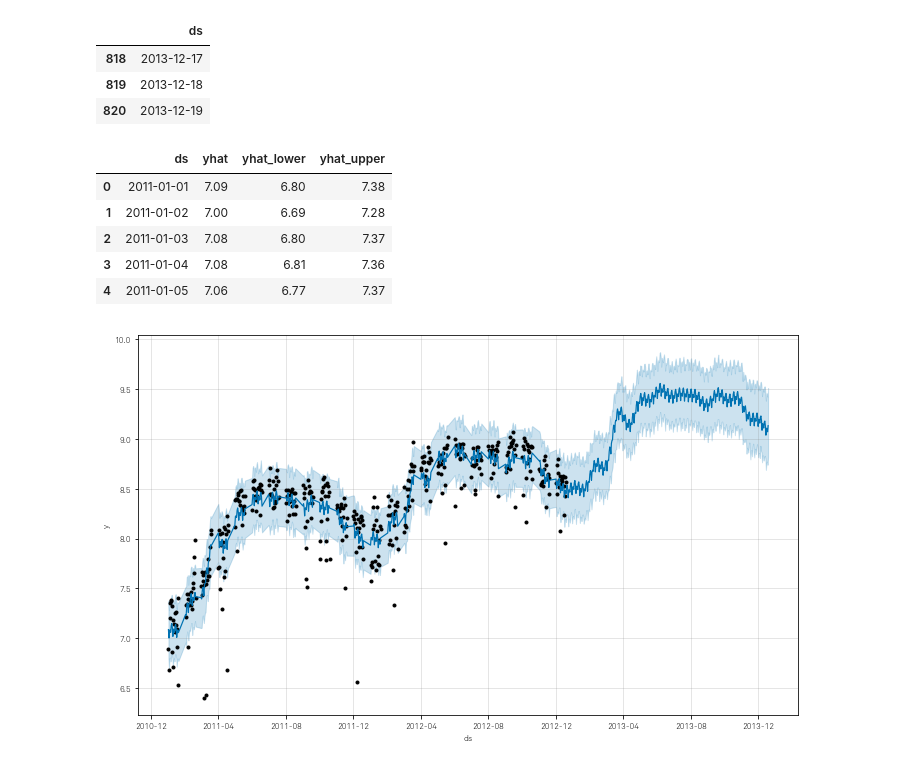
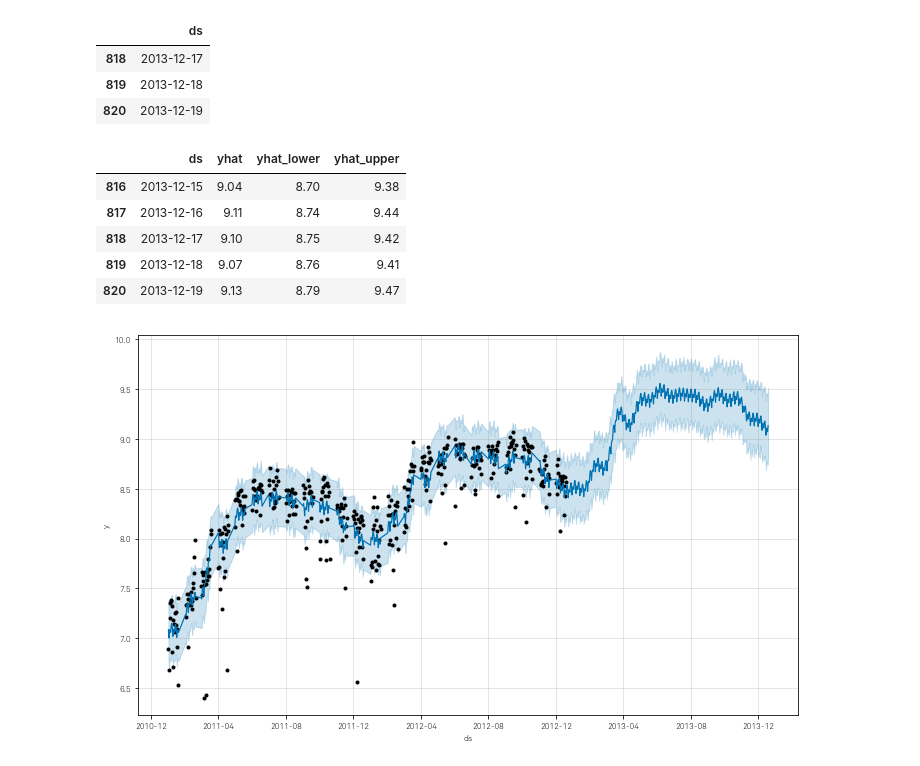
Before and after one commit to pydataberlin/meetup-slides, a Jupyter notebook: October2017/170921_fbprophet_presentation_kaggle.ipynb, the cells around one changed output. Cells and saved outputs as stored; diff of their text form; code cells hidden in the pictures.

```diff
--- a/October2017/170921_fbprophet_presentation_kaggle.ipynb
+++ b/October2017/170921_fbprophet_presentation_kaggle.ipynb
@@ -137,14 +137,14 @@ Most recent date in data: 2012-12-19 00:00:00
 # %%
 # Forecast...
 forecast = m.predict(future)
-forecast[['ds', 'yhat', 'yhat_lower', 'yhat_upper']].head()
+forecast[['ds', 'yhat', 'yhat_lower', 'yhat_upper']].tail()
 # %% [output]
 |  | ds | yhat | yhat_lower | yhat_upper |
-| 0 | 2011-01-01 | 7.09 | 6.80 | 7.38 |
-| 1 | 2011-01-02 | 7.00 | 6.69 | 7.28 |
-| 2 | 2011-01-03 | 7.08 | 6.80 | 7.37 |
-| 3 | 2011-01-04 | 7.08 | 6.81 | 7.36 |
-| 4 | 2011-01-05 | 7.06 | 6.77 | 7.37 |
+| 816 | 2013-12-15 | 9.04 | 8.70 | 9.38 |
+| 817 | 2013-12-16 | 9.11 | 8.74 | 9.44 |
+| 818 | 2013-12-17 | 9.10 | 8.75 | 9.42 |
+| 819 | 2013-12-18 | 9.07 | 8.76 | 9.41 |
+| 820 | 2013-12-19 | 9.13 | 8.79 | 9.47 |
 # %%
 m.plot(forecast)
 # %% [output]
```
Also changed, not shown: parts of 10 cells of this notebook.
